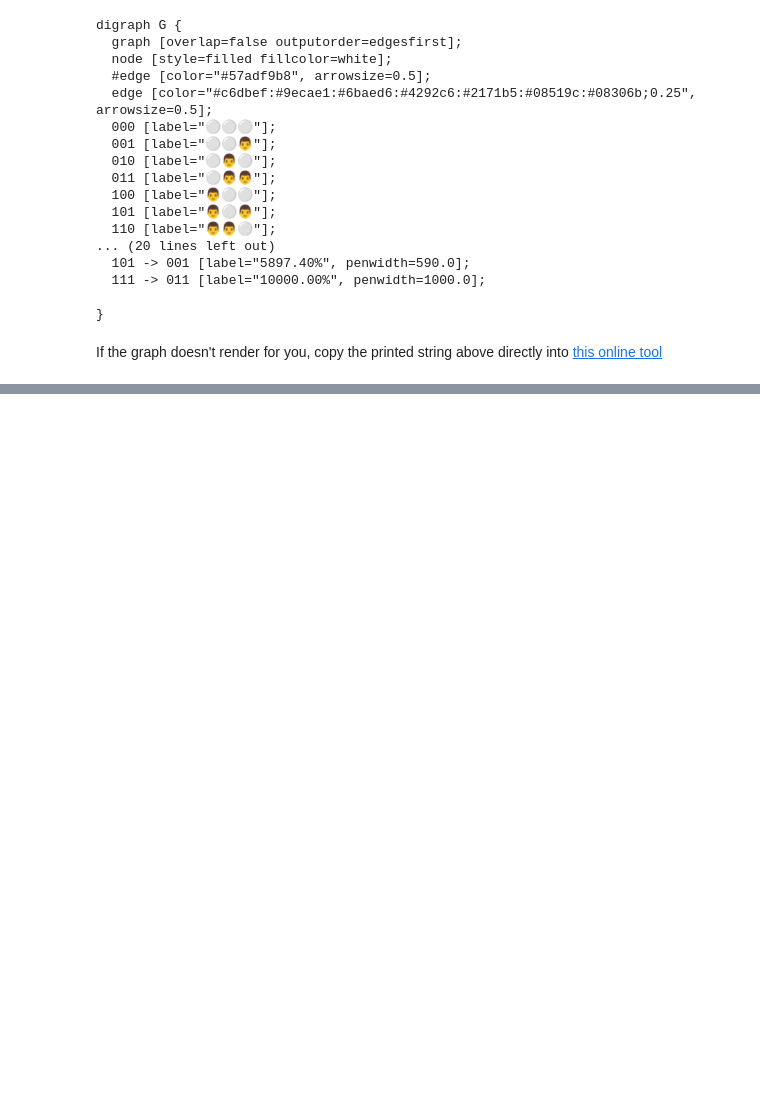
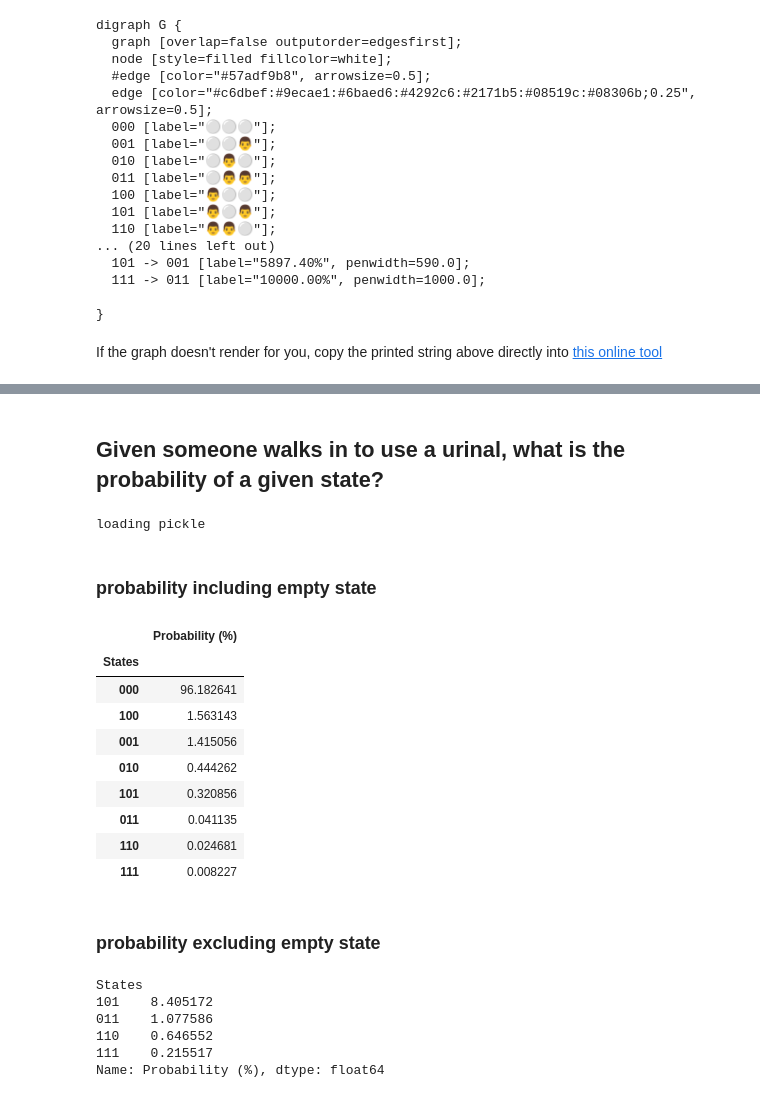
Before and after one commit to AidenRay/Urinal-Rules, a Jupyter notebook: 3 - Data Analysis.ipynb, the cells around one changed output, grey strips where cells are left out. Saved outputs shown, nothing was run; the diff lists cells and outputs as text; code cells hidden in the pictures; blank space fills up the shorter version.

````diff
--- a/3 - Data Analysis.ipynb
+++ b/3 - Data Analysis.ipynb
@@ -448,11 +432,11 @@ days = [dayint_to_12hour(x) for x in range(first_day-1,last_day+1)]
 for i in range(0,5):
 
     ax1.axvline(start+24*i,ls="--",color="#7DCADD")
-    ax1.annotate(str(days[i]),xy=(start+24*i-10,max(hour_sums["counts"]))
-                 ,color="black",size=12)
+    ax1.annotate(str(days[i]),xy=(start+24*i-12.5,max(hour_sums["counts"]))
+                 ,color="black",size=15)
 i = 5
 ax1.annotate(str(days[i]),xy=(start+24*i-20,max(hour_sums["counts"]))
-             ,color="black",size=12)
+             ,color="black",size=15)
 
 #Label Axis
 plt.xlabel('Stay Time (Hour)');
@@ -600,12 +577,13 @@ Each row adds up to 100% (so for the 👨⚪⚪ column):
 90 + 0.5 + 9.5 = 100%
 ```
 # %%
-sum_rows = trans_matrix.sum(axis=0).astype(np.float64)
+trans_P_matrix = trans_matrix.copy()
+sum_rows = trans_P_matrix.sum(axis=0).astype(np.float64)
 for index, row_sum in enumerate(sum_rows):
-    for col in range(trans_matrix.shape[0]):
-        trans_matrix[tri_states[index]][tri_states[col]] = 100*((trans_matrix[tri_states[index]][tri_states[col]].astype(np.float64) / float(row_sum)).round(5))
+    for col in range(trans_P_matrix.shape[0]):
+        trans_P_matrix[tri_states[index]][tri_states[col]] = 100*((trans_P_matrix[tri_states[index]][tri_states[col]].astype(np.float64) / float(row_sum)).round(5))
 
-trans_matrix = trans_matrix.T
+trans_P_matrix = trans_P_matrix.T
 # %%
 import seaborn as sns
 cm = sns.light_palette("#5fba7d", as_cmap=True)
@@ -702,3 +680,58 @@ SVG(test_SVG)
 display(SVG('Images/dot-graph.svg'))
 # %% [output]
 [drawing not drawn]
+# %% [markdown]
+## Given someone walks in to use a urinal, what is the probability of a given state?
+# %%
+pickle_full = "Data Files/urinal-data-28-nov_clean.p"
+if os.path.isfile(pickle_full):
+    print("loading pickle")
+    df = pd.read_pickle(pickle_full)
+
+else:
+    raise Exception("Did you run 1 - Raw Data Visualisation?")
+# %% [output]
+loading pickle
+# %% [markdown]
+### probability including empty state
+# %%
+t_length = (df.index[-1] - df.index[0]).total_seconds()
+t_ticks = round(sorted_stays["length"].astype('timedelta64[s]').mean(),0)
+total_stays = float(sum(num_stays))
+t = round(t_length/t_ticks,0)
+zero_times = t - trans_matrix.sum(axis=1)[1:].sum() #417
+# print("000    {}".format((zero_times/t)*100))
+non_zero_p = (trans_matrix.sum(axis=1)[1:]/t)*100
+non_zero_p["000"] = (zero_times/t)*100
+non_zero_p = pd.DataFrame(non_zero_p.sort_values(ascending=False))
+non_zero_p.columns = ['Probability (%)'];  non_zero_p.index.name = "States"
+non_zero_p
+# %% [output]
+|  | Probability (%) |
+| States |  |
+| 000 | 96.182641 |
+| 100 | 1.563143 |
+| 001 | 1.415056 |
+| 010 | 0.444262 |
+| 101 | 0.320856 |
+| 011 | 0.041135 |
+| 110 | 0.024681 |
+| 111 | 0.008227 |
+# %% [markdown]
+### probability excluding empty state
+# %%
+
+try:
+    non_zero_p = non_zero_p.drop(["000"],axis=0)
+except:
+    pass
+non_zero_t = non_zero_p.sum()
+non_zero_p = (non_zero_p/non_zero_t)*100
+non_zero_p["Probability (%)"][3:].sum()
+# %% [output]
+States
+101    8.405172
+011    1.077586
+110    0.646552
+111    0.215517
+Name: Probability (%), dtype: float64
````
Also changed, not shown: parts of 13 cells of this notebook, 13 other files.
